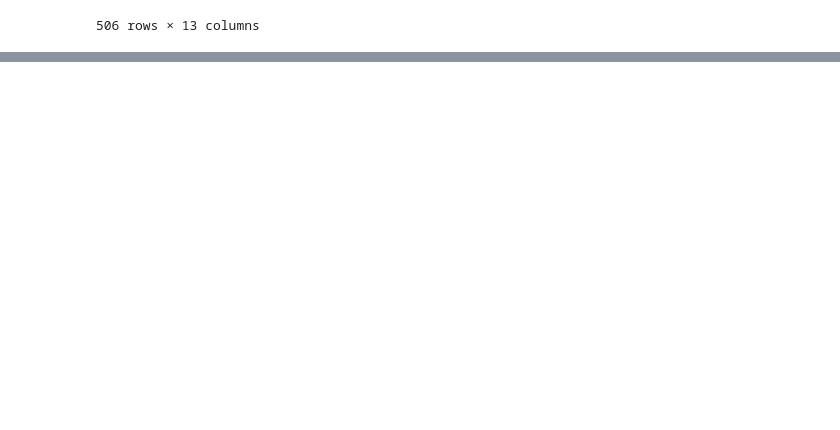
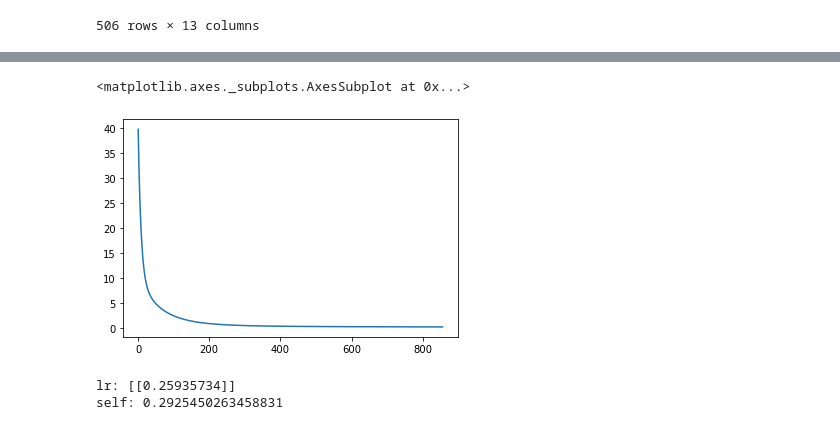
Before and after one commit to SSAFY-ML/Algo, a Jupyter notebook: perceptron.ipynb, the cells around one changed output, grey strips where cells are left out. Cells and saved outputs as stored; diff of their text form; code cells hidden in the pictures; blank space fills up the shorter version.

```diff
--- a/perceptron.ipynb
+++ b/perceptron.ipynb
@@ -60,0 +144,13 @@ nn = Percep(data, target)
+# %%
+## 오차 그래프
+sns.lineplot(data=np.array(nn.hist))
+# %% [output]
+<matplotlib.axes._subplots.AxesSubplot at 0x...>
+[figure, added]
+# %%
+## 최종 오차 비교
+print('lr:', (lr.predict(data) - target).T @ (lr.predict(data) - target) / len(target))
+print('self:', nn.loss)
+# %% [output]
+lr: [[0.25935734]]
+self: 0.2925450263458831
```
Also changed, not shown: parts of 15 cells of this notebook, 1 other file.
